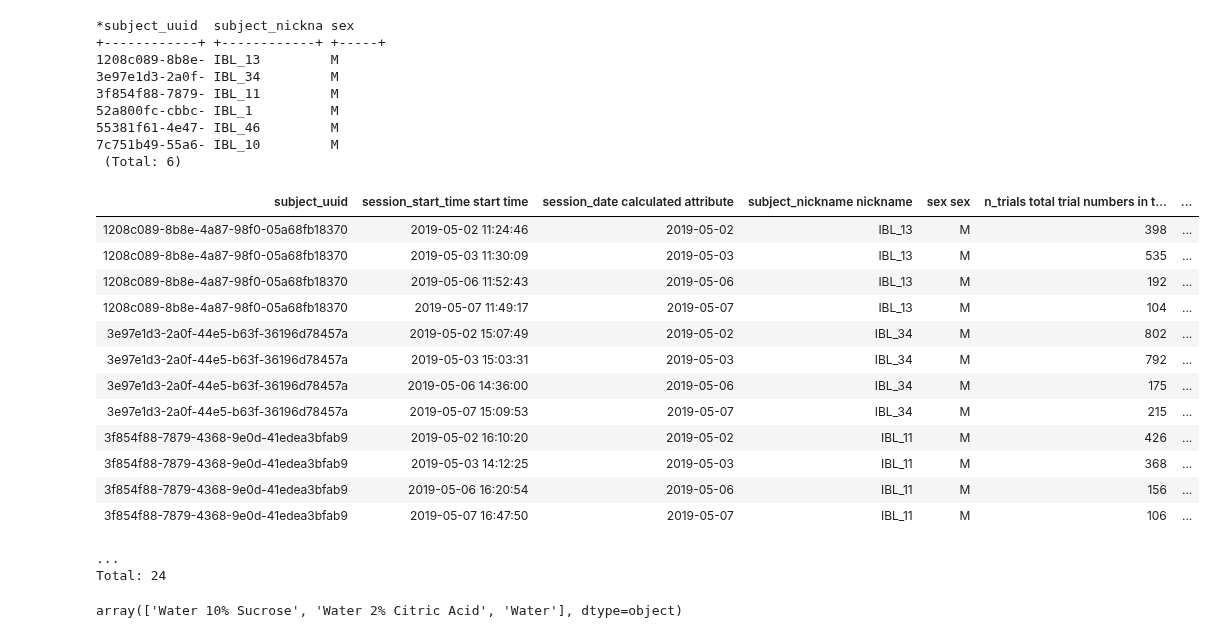
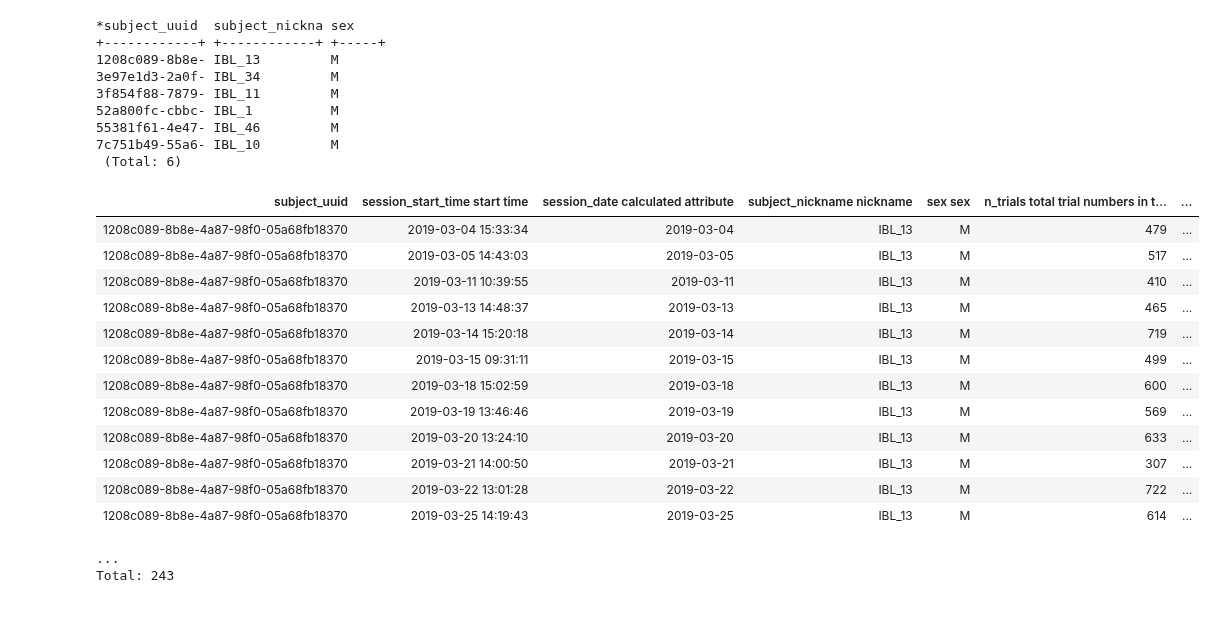
Before and after one commit to int-brain-lab/analysis, a Jupyter notebook: citricacid/citricAcid_datajoint.ipynb, the cells around one changed output. Drawn from its saved outputs; the diff is of its cells as text; code cells hidden in the pictures.

```diff
--- a/citricacid/citricAcid_datajoint.ipynb
+++ b/citricacid/citricAcid_datajoint.ipynb
@@ -49,53 +47,52 @@ weight_with_date = action.Weighing.proj('weight', session_date='DATE(weighing_ti
 # dj.U, U means uniform, all possible combinations of subject uuid and session_date, when
 # restricted with weight_with_date, it returns all existing combinations of subject_uuid and
 # session_date in the table weight_with_date
 # Note that there are more entries in weight_with_date than in weight_date, indicating there
 # exists more than one weighing for some dates.
 weight_date = (dj.U('subject_uuid', 'session_date') & weight_with_date)
 
 # Aggregation to get average weight for each date
 # before .aggr is the table you want aggregate, basically you get one value for each entry in
 # weight_with_date
 # first argument is the table that is useful to compute the value you need, here weight_with_date
 # provides all weights for each date, 'weight' is an attribute in the table weight_with_date
 # note that the results have the same number of entries as weight_date
 avg_weight_date = weight_date.aggr(weight_with_date, avg_weight='AVG(weight)')
 
 # NOW DO THE SAME FOR WATER
-water_with_date = action.WaterAdministration.proj('watertype_name', 'water_administered',
+water_with_date = action.WaterAdministration.proj('watertype_name', 'water_administered', 'adlib',
                                                   session_date='DATE(administration_time)')
 water_date = (dj.U('subject_uuid', 'session_date') & water_with_date)
+# total_water_date = water_date.aggr(water_with_date, total_water='SUM(water_administered)',
+#                                    watertype="CONCAT_WS('; ', watertype_name)")
 total_water_date = water_date.aggr(water_with_date, total_water='SUM(water_administered)',
-                                   watertype="CONCAT_WS('; ', watertype_name)")
+                                   watertype="GROUP_CONCAT(DISTINCT watertype_name SEPARATOR '; ')",
+                                   adlib='MAX(adlib)')
 
 # get session with date
 session_with_date = behavior.TrialSet.proj('n_trials') \
-    * (acquisition.Session.proj(session_date='DATE(session_start_time)') & 'session_date > "2019-05-01"')
+    * (acquisition.Session.proj(session_date='DATE(session_start_time)') & 'session_date > "2019-03-01"')
 # Now you can join (*) the two tables avg_weight_date and session_with_date.
 # Join * will automatically find matched session_date in both tables, and only show entries where
 # these dates exist in both tables. Note there are fewer entries in this resulting table, because
 # on some dates weight is missing and other dates session is missing
 b = subj * session_with_date * avg_weight_date * total_water_date
 b
 # %% [output]
 | subject_uuid | session_start_time start time | session_date calculated attribute | subject_nickname nickname | sex sex | n_trials total trial numbers in t... | ... |
-| 1208c089-8b8e-4a87-98f0-05a68fb18370 | 2019-05-02 11:24:46 | 2019-05-02 | IBL_13 | M | 398 | ... |
-| 1208c089-8b8e-4a87-98f0-05a68fb18370 | 2019-05-03 11:30:09 | 2019-05-03 | IBL_13 | M | 535 | ... |
-| 1208c089-8b8e-4a87-98f0-05a68fb18370 | 2019-05-06 11:52:43 | 2019-05-06 | IBL_13 | M | 192 | ... |
-| 1208c089-8b8e-4a87-98f0-05a68fb18370 | 2019-05-07 11:49:17 | 2019-05-07 | IBL_13 | M | 104 | ... |
-| 3e97e1d3-2a0f-44e5-b63f-36196d78457a | 2019-05-02 15:07:49 | 2019-05-02 | IBL_34 | M | 802 | ... |
-| 3e97e1d3-2a0f-44e5-b63f-36196d78457a | 2019-05-03 15:03:31 | 2019-05-03 | IBL_34 | M | 792 | ... |
-| 3e97e1d3-2a0f-44e5-b63f-36196d78457a | 2019-05-06 14:36:00 | 2019-05-06 | IBL_34 | M | 175 | ... |
-| 3e97e1d3-2a0f-44e5-b63f-36196d78457a | 2019-05-07 15:09:53 | 2019-05-07 | IBL_34 | M | 215 | ... |
-| 3f854f88-7879-4368-9e0d-41edea3bfab9 | 2019-05-02 16:10:20 | 2019-05-02 | IBL_11 | M | 426 | ... |
-| 3f854f88-7879-4368-9e0d-41edea3bfab9 | 2019-05-03 14:12:25 | 2019-05-03 | IBL_11 | M | 368 | ... |
-| 3f854f88-7879-4368-9e0d-41edea3bfab9 | 2019-05-06 16:20:54 | 2019-05-06 | IBL_11 | M | 156 | ... |
-| 3f854f88-7879-4368-9e0d-41edea3bfab9 | 2019-05-07 16:47:50 | 2019-05-07 | IBL_11 | M | 106 | ... |
+| 1208c089-8b8e-4a87-98f0-05a68fb18370 | 2019-03-04 15:33:34 | 2019-03-04 | IBL_13 | M | 479 | ... |
+| 1208c089-8b8e-4a87-98f0-05a68fb18370 | 2019-03-05 14:43:03 | 2019-03-05 | IBL_13 | M | 517 | ... |
+| 1208c089-8b8e-4a87-98f0-05a68fb18370 | 2019-03-11 10:39:55 | 2019-03-11 | IBL_13 | M | 410 | ... |
+| 1208c089-8b8e-4a87-98f0-05a68fb18370 | 2019-03-13 14:48:37 | 2019-03-13 | IBL_13 | M | 465 | ... |
+| 1208c089-8b8e-4a87-98f0-05a68fb18370 | 2019-03-14 15:20:18 | 2019-03-14 | IBL_13 | M | 719 | ... |
+| 1208c089-8b8e-4a87-98f0-05a68fb18370 | 2019-03-15 09:31:11 | 2019-03-15 | IBL_13 | M | 499 | ... |
+| 1208c089-8b8e-4a87-98f0-05a68fb18370 | 2019-03-18 15:02:59 | 2019-03-18 | IBL_13 | M | 600 | ... |
+| 1208c089-8b8e-4a87-98f0-05a68fb18370 | 2019-03-19 13:46:46 | 2019-03-19 | IBL_13 | M | 569 | ... |
+| 1208c089-8b8e-4a87-98f0-05a68fb18370 | 2019-03-20 13:24:10 | 2019-03-20 | IBL_13 | M | 633 | ... |
+| 1208c089-8b8e-4a87-98f0-05a68fb18370 | 2019-03-21 14:00:50 | 2019-03-21 | IBL_13 | M | 307 | ... |
+| 1208c089-8b8e-4a87-98f0-05a68fb18370 | 2019-03-22 13:01:28 | 2019-03-22 | IBL_13 | M | 722 | ... |
+| 1208c089-8b8e-4a87-98f0-05a68fb18370 | 2019-03-25 14:19:43 | 2019-03-25 | IBL_13 | M | 614 | ... |
 ...
-Total: 24
+Total: 243
 # %%
 df = pd.DataFrame(b.fetch(as_dict=True))
-# %%
-df['watertype'].unique()
-# %% [output]
-array(['Water 10% Sucrose', 'Water 2% Citric Acid', 'Water'], dtype=object)
```
Also changed, not shown: parts of 3 cells of this notebook.
